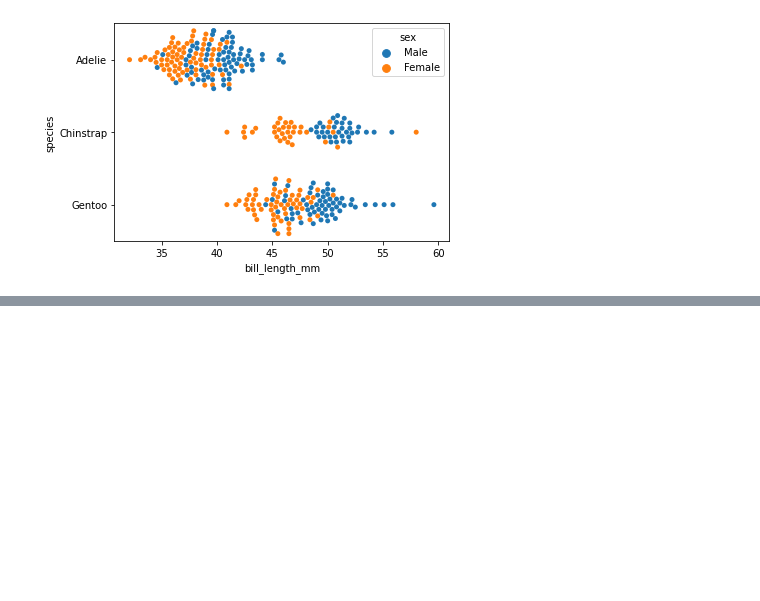
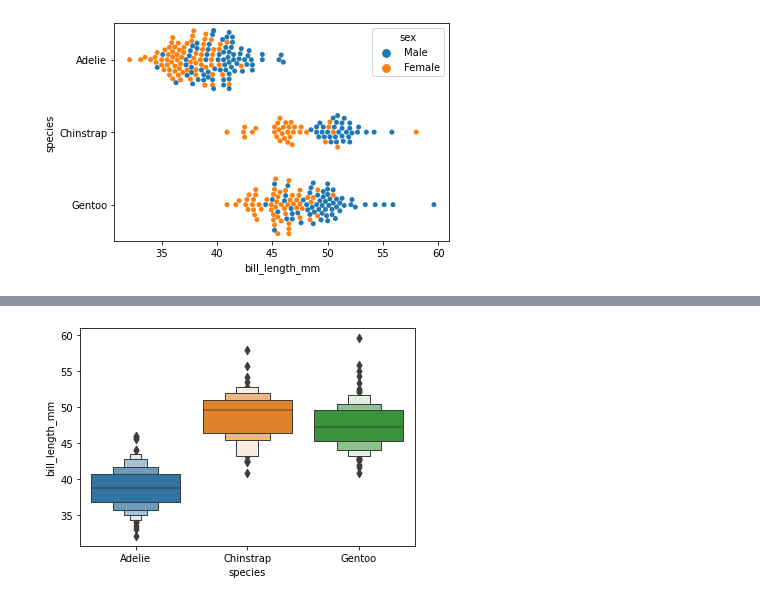
Before and after one commit to jorgegmartin/Master_Data_Science, a Jupyter notebook: 07_Visualization_with_Python/02_VisualizationWithPythonSeaborn_LectureNotes.ipynb, the cells around one changed output, grey strips where cells are left out. Drawn from its saved outputs; the diff is of its cells as text; code cells hidden in the pictures; blank space fills up the shorter version.

```diff
--- a/07_Visualization_with_Python/02_VisualizationWithPythonSeaborn_LectureNotes.ipynb
+++ b/07_Visualization_with_Python/02_VisualizationWithPythonSeaborn_LectureNotes.ipynb
@@ -148,0 +161,6 @@ sns.swarmplot(data = penguins, x= 'bill_length_mm', y = 'species', hue= 'sex')
+# %%
+sns.boxenplot(data=penguins, x='species', y='bill_length_mm');
+
+# boxenplot plots more quantiles
+# %% [output]
+[figure, added]
```
Also changed, not shown: parts of 29 cells of this notebook, 1 other file.
